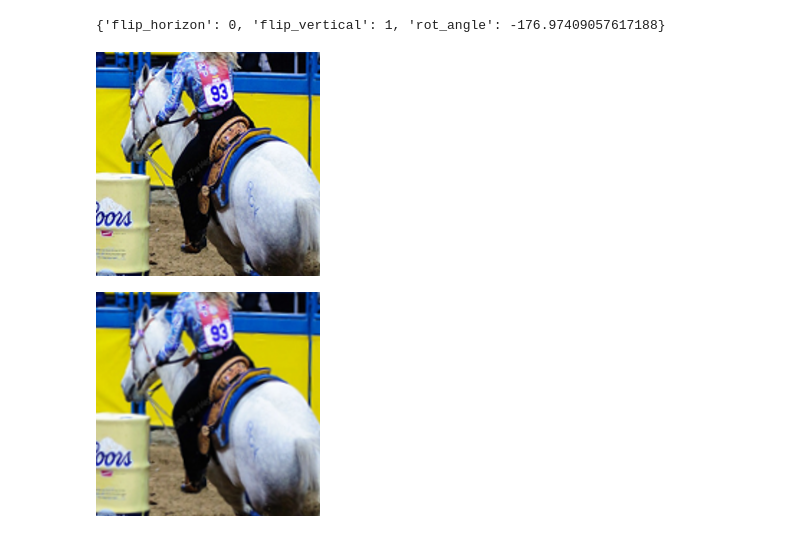
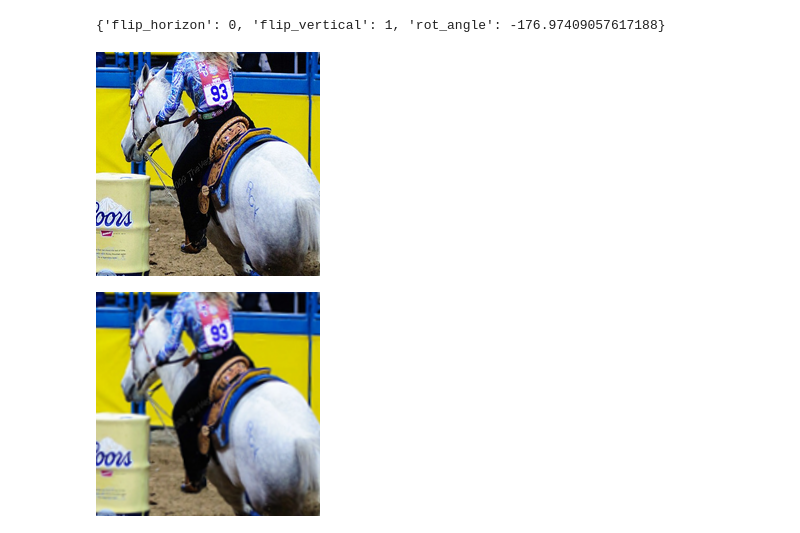
Before and after one commit to beotborry/ConformalXAI, a Jupyter notebook: explanation.ipynb, the cells around one changed output. Cells and saved outputs as stored; diff of their text form; code cells hidden in the pictures.

```diff
--- a/explanation.ipynb
+++ b/explanation.ipynb
@@ -20,34 +20,34 @@ T_config
 # %%
 # orig_img_path = "/home/juhyeon/Imagenet/train/n02100236/n02100236_18.JPEG"
 # orig_img_path = "/home/juhyeon/Imagenet/train/n01443537/n01443537_605.JPEG"
 # orig_img_path = "/home/juhyeon/Imagenet/train/n01614925/n01614925_13.JPEG"
 # orig_img_path = "/home/juhyeon/Imagenet/train/n02100236/n02100236_390.JPEG"
 orig_img_path = "/home/juhyeon/Imagenet/val/n02795169/ILSVRC2012_val_00028797.JPEG"
 
 
 model = resnet50(weights = ResNet50_Weights.DEFAULT).eval().cuda()
 
 
 orig_img = Image.open(orig_img_path)
 _orig_img = tensorize(resize_224(orig_img)).unsqueeze(0).cuda()
 center_cropped = tensorize(center_crop_224(resize_322(orig_img))).unsqueeze(0).cuda()
 
 
 expl_method = "LayerXAct"
 expl_func = ExplFactory().get_explainer(model = model, expl_method = expl_method)
 
 # center_crop_224(resize_322(orig_img))
 
 # center_crop_224(resize_322(center_crop_224(resize_322(orig_img))))
 
-center_crop_224(resize_322(resize_224(orig_img)))
+center_crop_224(resize_322(orig_img))
 # tmp = center_crop_224(resize_322(orig_img))
 # tmp
 # orig_img = center_crop_224(resize_322(orig_img))
 
 # orig_img
 # %% [output]
-[figure, old version]
+[figure, new version]
 # %%
 center_crop_224(T_inv_spatial(resize_322(T_spatial(resize_224(orig_img)))))
 # %% [output]
```
Also changed, not shown: 5 other files.
